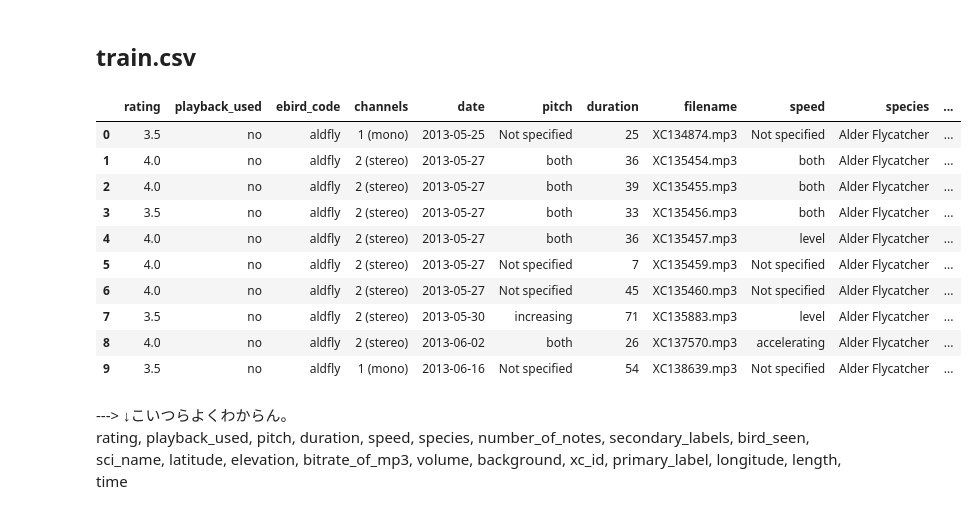
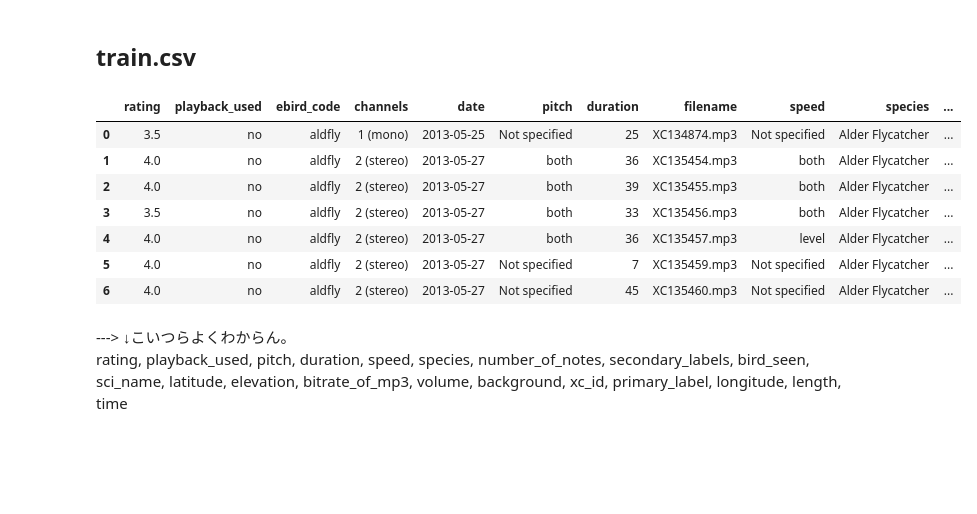
Before and after one commit to fkubota/kaggle-Cornell-Birdcall-Identification, a Jupyter notebook: nb/001_eda.ipynb, the cells around one changed output. Drawn from its saved outputs; the diff is of its cells as text; code cells hidden in the pictures; blank space fills up the shorter version.

Commit message:
[Update] train.csvのカラムをまとめてる途中。

```diff
--- a/nb/001_eda.ipynb
+++ b/nb/001_eda.ipynb
@@ -48,19 +48,16 @@ pd.set_option('display.max_columns', 100)
 # %%
 df_train = pd.read_csv(PATH_TRAIN_CSV)
 # %%
-df_train.head(10)
+df_train.head(7)
 # %% [output]
 |  | rating | playback_used | ebird_code | channels | date | pitch | duration | filename | speed | species | ... |
 | 0 | 3.5 | no | aldfly | 1 (mono) | 2013-05-25 | Not specified | 25 | XC134874.mp3 | Not specified | Alder Flycatcher | ... |
 | 1 | 4.0 | no | aldfly | 2 (stereo) | 2013-05-27 | both | 36 | XC135454.mp3 | both | Alder Flycatcher | ... |
 | 2 | 4.0 | no | aldfly | 2 (stereo) | 2013-05-27 | both | 39 | XC135455.mp3 | both | Alder Flycatcher | ... |
 | 3 | 3.5 | no | aldfly | 2 (stereo) | 2013-05-27 | both | 33 | XC135456.mp3 | both | Alder Flycatcher | ... |
 | 4 | 4.0 | no | aldfly | 2 (stereo) | 2013-05-27 | both | 36 | XC135457.mp3 | level | Alder Flycatcher | ... |
 | 5 | 4.0 | no | aldfly | 2 (stereo) | 2013-05-27 | Not specified | 7 | XC135459.mp3 | Not specified | Alder Flycatcher | ... |
 | 6 | 4.0 | no | aldfly | 2 (stereo) | 2013-05-27 | Not specified | 45 | XC135460.mp3 | Not specified | Alder Flycatcher | ... |
-| 7 | 3.5 | no | aldfly | 2 (stereo) | 2013-05-30 | increasing | 71 | XC135883.mp3 | level | Alder Flycatcher | ... |
-| 8 | 4.0 | no | aldfly | 2 (stereo) | 2013-06-02 | both | 26 | XC137570.mp3 | accelerating | Alder Flycatcher | ... |
-| 9 | 3.5 | no | aldfly | 1 (mono) | 2013-06-16 | Not specified | 54 | XC138639.mp3 | Not specified | Alder Flycatcher | ... |
 # %% [markdown]
 ---> ↓こいつらよくわからん。
   rating, playback_used, pitch, duration, speed, species, number_of_notes, secondary_labels, bird_seen, sci_name, latitude, elevation, bitrate_of_mp3, volume, background, xc_id, primary_label, longitude, length, time
```
Also changed, not shown: parts of 34 cells of this notebook, 1 other file.
